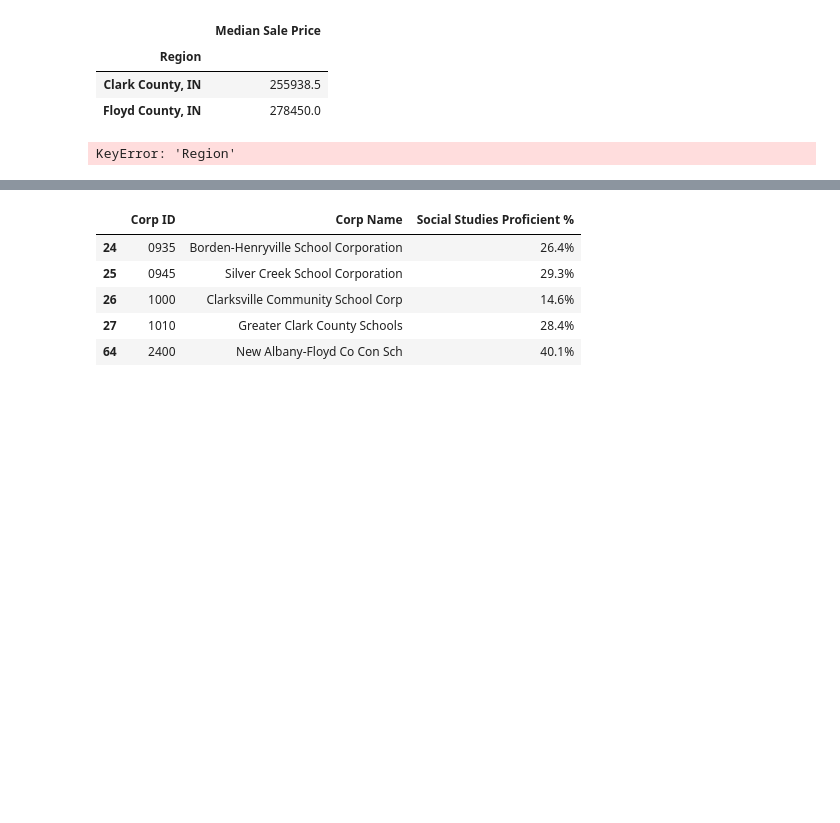
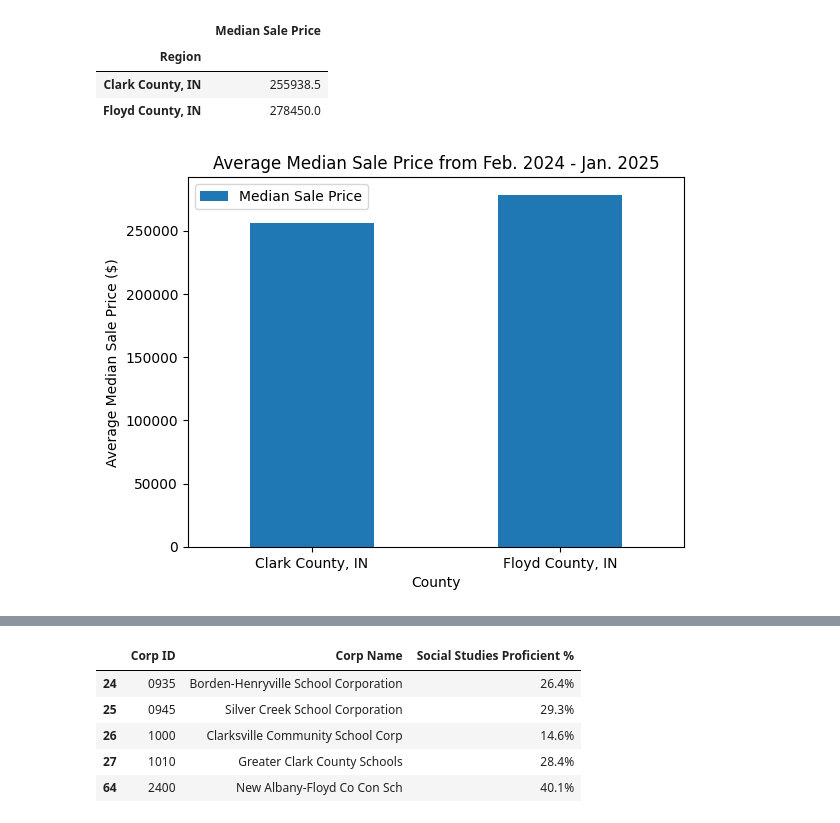
Before and after one commit to RachTheRad/SoIN_Housing_Analysis, a Jupyter notebook: HA_Cap_NB1.ipynb, the cells around one changed output, grey strips where cells are left out. Saved outputs shown, nothing was run; the diff lists cells and outputs as text; code cells hidden in the pictures; blank space fills up the shorter version.

```diff
--- a/HA_Cap_NB1.ipynb
+++ b/HA_Cap_NB1.ipynb
@@ -1011,15 +1030,15 @@ average_saleprice
 | Floyd County, IN | 278450.0 |
 # %%
 # average Median Ppsf for
-ax1 = average_saleprice.plot.bar(x='Median Sale Price',
-                                 y='Region',
+ax1 = average_saleprice.plot.bar(use_index=True,
+                                 y='Median Sale Price',
                                  rot=0,
                                  xlabel='County',
                                  ylabel='Average Median Sale Price ($)',
                                  title="Average Median Sale Price from Feb. 2024 - Jan. 2025"
                                  )
 # %% [output]
-KeyError: 'Region'
+[figure, added]
 # %%
 #displaying dataframe to assist with visualization
 merged_ilearnG3df
```
Also changed, not shown: parts of 26 cells of this notebook.
